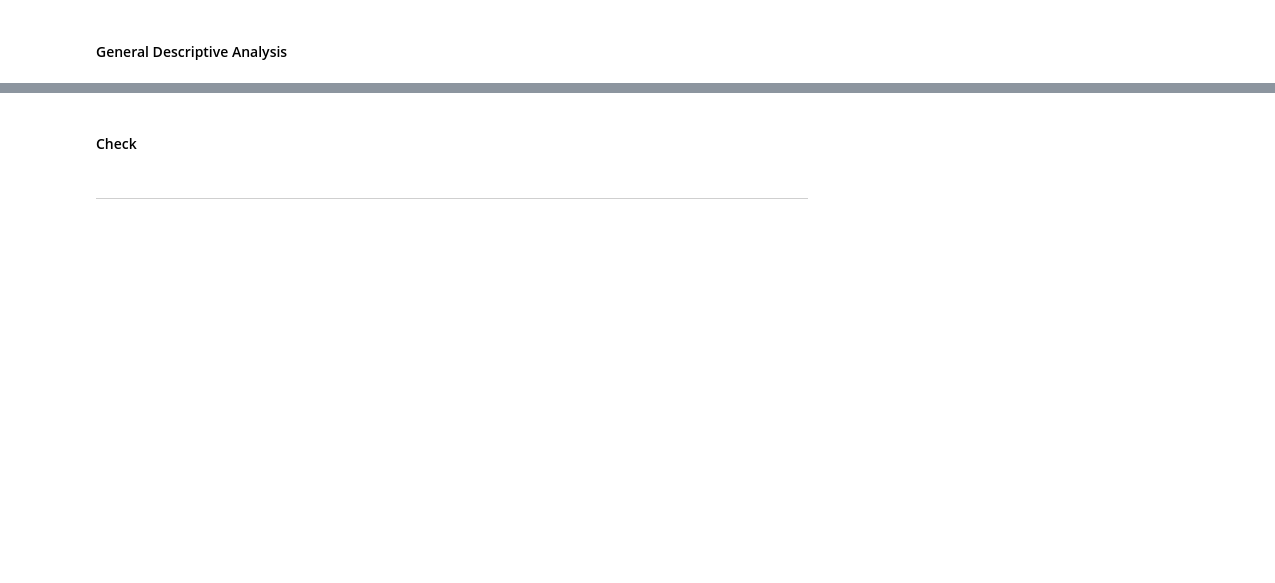
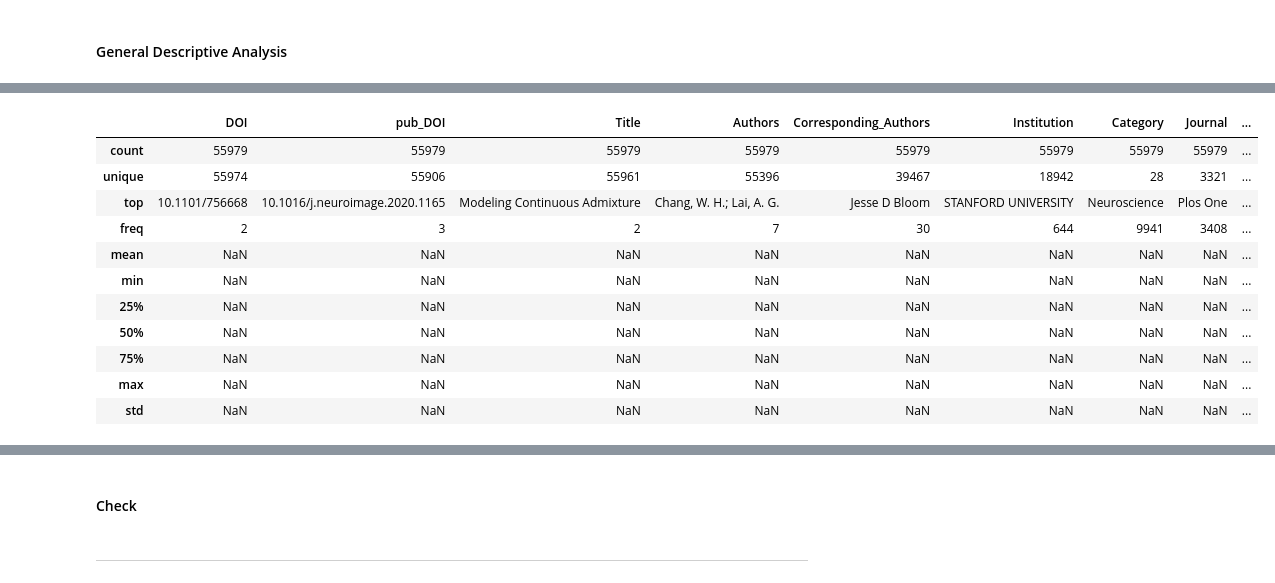
Before and after one commit to jlee2843/Peer-Review-2022, a Jupyter notebook: API-Biorvix.ipynb, the cells around one changed output, grey strips where cells are left out. Cells and saved outputs as stored; diff of their text form; code cells hidden in the pictures; blank space fills up the shorter version.

```diff
--- a/API-Biorvix.ipynb
+++ b/API-Biorvix.ipynb
@@ -443,6 +515,19 @@ pubs_df.info()
 # %%
 #summary of table
-pubs_df.describe(include='all')
+pubs_df.describe(include='all', datetime_is_numeric=True)
+# %% [output]
+|  | DOI | pub_DOI | Title | Authors | Corresponding_Authors | Institution | Category | Journal | ... |
+| count | 55979 | 55979 | 55979 | 55979 | 55979 | 55979 | 55979 | 55979 | ... |
+| unique | 55974 | 55906 | 55961 | 55396 | 39467 | 18942 | 28 | 3321 | ... |
+| top | 10.1101/756668 | 10.1016/j.neuroimage.2020.1165 | Modeling Continuous Admixture | Chang, W. H.; Lai, A. G. | Jesse D Bloom | STANFORD UNIVERSITY | Neuroscience | Plos One | ... |
+| freq | 2 | 3 | 2 | 7 | 30 | 644 | 9941 | 3408 | ... |
+| mean | NaN | NaN | NaN | NaN | NaN | NaN | NaN | NaN | ... |
+| min | NaN | NaN | NaN | NaN | NaN | NaN | NaN | NaN | ... |
+| 25% | NaN | NaN | NaN | NaN | NaN | NaN | NaN | NaN | ... |
+| 50% | NaN | NaN | NaN | NaN | NaN | NaN | NaN | NaN | ... |
+| 75% | NaN | NaN | NaN | NaN | NaN | NaN | NaN | NaN | ... |
+| max | NaN | NaN | NaN | NaN | NaN | NaN | NaN | NaN | ... |
+| std | NaN | NaN | NaN | NaN | NaN | NaN | NaN | NaN | ... |
 # %%
 #freq count of Num_of_Authors
 freq_count(pubs_df,'Num_of_Authors')
```
Also changed, not shown: parts of 20 cells of this notebook.
